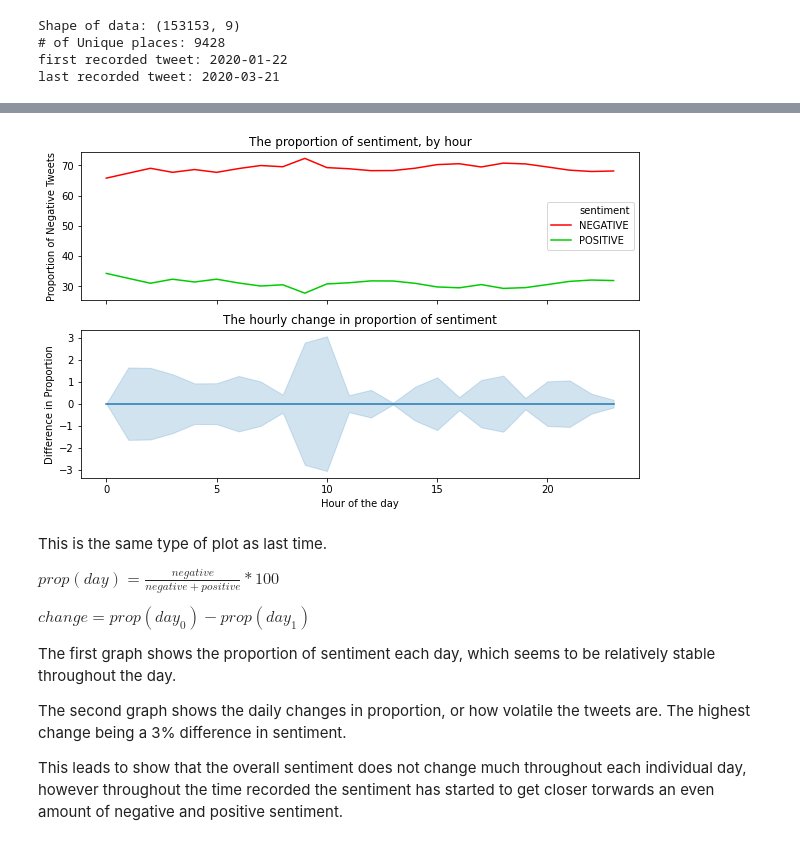
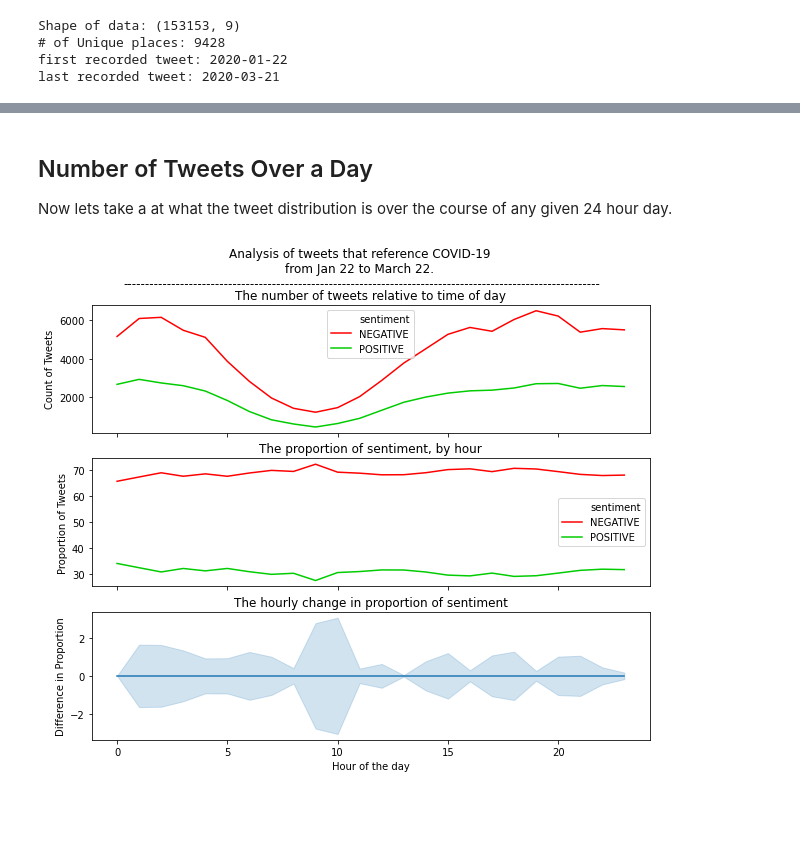
Before and after one commit to Alexander-Kahanek/COVID_Research, a Jupyter notebook: analysis/tweets_analysis.ipynb, the cells around one changed output, grey strips where cells are left out. Saved outputs shown, nothing was run; the diff lists cells and outputs as text; code cells hidden in the pictures; blank space fills up the shorter version.

```diff
--- a/analysis/tweets_analysis.ipynb
+++ b/analysis/tweets_analysis.ipynb
@@ -123,36 +141,51 @@ Here we can see the number of tweets depending on the time of day. This is based
+# %% [markdown]
+## Number of Tweets Over a Day
+
+Now lets take a at what the tweet distribution is over the course of any given 24 hour day.
 # %%
+# Setting up data for plot 1 ########
+
+# getting counts for hour -> sentiment
+plot_data = raw.groupby(['hour', 'sentiment']).count()['text'].reset_index()
+# renaming
+plot_data.columns = ['hour', 'sentiment', 'num_of_tweets']
+
+# Setting up data for plot 2 ########
+
 # getting sum of hour -> sentiment
 hour_sent = plot_data.groupby(['hour', 'sentiment']).agg({'num_of_tweets':'sum'})
 # getting sum of hour
 hour = plot_data.groupby('hour').agg({'num_of_tweets':'sum'})
 # making proportion
 prop_data = hour_sent.div(hour, level= 'hour') * 100
+
+# Setting up data for plot 3 ########
+
 # finding difference in proportion
 prop_data['diffs'] = prop_data.groupby(['sentiment'])['num_of_tweets'].transform(lambda x: x.diff())
 prop_data = prop_data.reset_index()
 # fill NaN value
 prop_data['diffs'] = prop_data['diffs'].fillna(0)
 
-# plotting
-fig, ax = plt.subplots(nrows=2, ncols=1, figsize=(10, 6), sharex= True)
+# plotting ##########
 
-p1 = sns.lineplot(data= prop_data, x= 'hour', y="num_of_tweets", palette= ['#ff0000', '#00cc00'], hue= 'sentiment', ax= ax[0]).set_title("The proportion of sentiment, by hour")
-ax[0].set(ylabel='Proportion of Negative Tweets')
+fig, ax = plt.subplots(nrows=3, ncols=1, figsize=(10, 8), sharex= True)
+fig.suptitle('Analysis of tweets that reference COVID-19 \nfrom Jan 22 to March 22. \n-------------------------------------------------------------------------------------------------------------')
 
-sns.lineplot(data= prop_data, x= 'hour', y="diffs", ax= ax[1]).set_title("The hourly change in proportion of sentiment")
-ax[1].set(ylabel='Difference in Proportion')
+# plot 1
+plot = sns.lineplot(data= plot_data, x= 'hour', y="num_of_tweets", hue= 'sentiment', palette= ['#ff0000', '#00cc00'], ax=ax[0])
+plot = plot.set_title("The number of tweets relative to time of day")
+ax[0].set(ylabel='Count of Tweets')
+
+# plot 2
+p1 = sns.lineplot(data= prop_data, x= 'hour', y="num_of_tweets", palette= ['#ff0000', '#00cc00'], hue= 'sentiment', ax= ax[1]).set_title("The proportion of sentiment, by hour")
+ax[1].set(ylabel='Proportion of Tweets')
+
+# plot 3
+sns.lineplot(data= prop_data, x= 'hour', y="diffs", ax= ax[2]).set_title("The hourly change in proportion of sentiment")
+ax[2].set(ylabel='Difference in Proportion')
+
+# plot shared x axis
 plot = plt.xlabel("Hour of the day")
 # %% [output]
-[figure, old version]
+[figure, new version]
-# %% [markdown]
-This is the same type of plot as last time.
-
-$prop(day)=\frac{negative}{negative+positive}*100$
-
-$change=prop(day_0)-prop(day_1)$
-
-The first graph shows the proportion of sentiment each day, which seems to be relatively stable throughout the day.
-
-The second graph shows the daily changes in proportion, or how volatile the tweets are. The highest change being a 3% difference in sentiment.
-
-This leads to show that the overall sentiment does not change much throughout each individual day, however throughout the time recorded the sentiment has started to get closer torwards an even amount of negative and positive sentiment.
```
Also changed, not shown: parts of 12 cells of this notebook.
